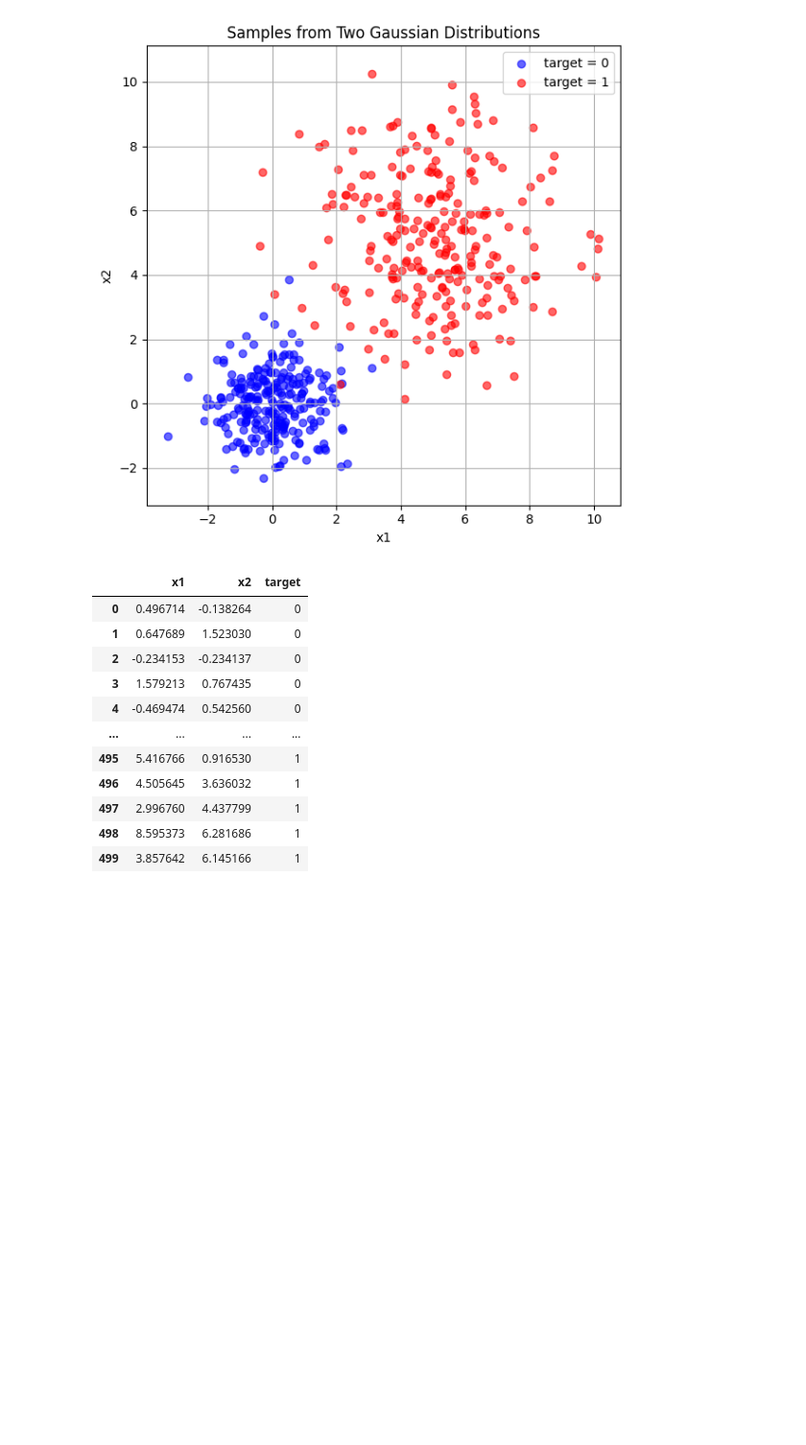
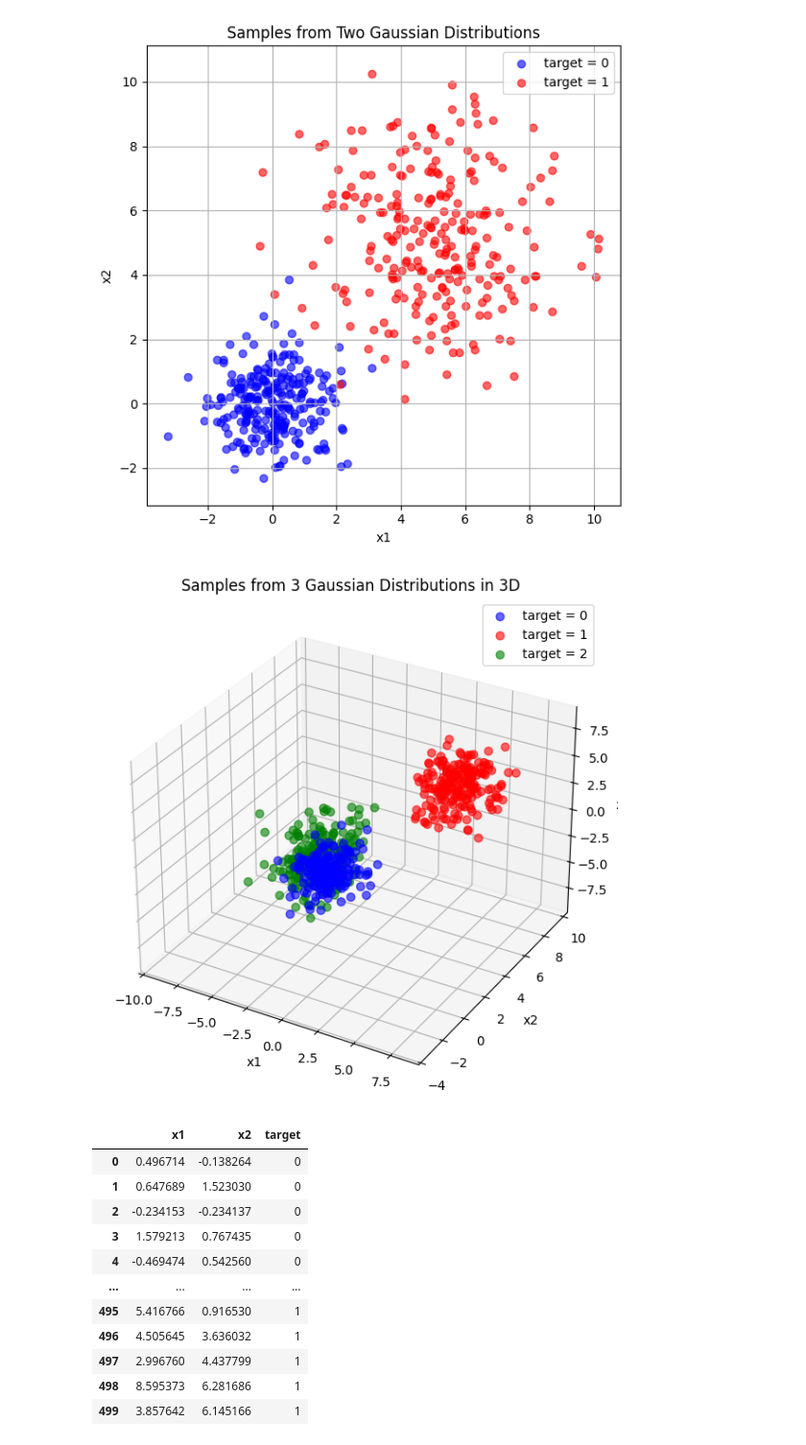
Before and after one commit to takano-lab/data-collaboration-analysis, a Jupyter notebook: src/suetake_debug.ipynb, the cells around one changed output. Shown at 96% size. Drawn from its saved outputs; the diff is of its cells as text; code cells hidden in the pictures; blank space fills up the shorter version.

```diff
--- a/src/suetake_debug.ipynb
+++ b/src/suetake_debug.ipynb
@@ -125,3 +158,30 @@ df.to_csv("Two_Gaussian_Distributions.csv", index=False)
+# %%
+import matplotlib.pyplot as plt
+from mpl_toolkits.mplot3d import Axes3D  # 必須
+
+# データ生成
+df = _load_3d_gaussian_clusters_df()
+
+# 可視化
+fig = plt.figure(figsize=(8, 6))
+ax = fig.add_subplot(111, projection='3d')
+
+colors = ['blue', 'red', 'green']
+for label in df["target"].unique():
+    subset = df[df["target"] == label]
+    ax.scatter(subset["x1"], subset["x2"], subset["x3"],
+               label=f"target = {label}", color=colors[label], alpha=0.6, s=40)
+
+ax.set_xlabel("x1")
+ax.set_ylabel("x2")
+ax.set_zlabel("x3")
+ax.set_title("Samples from 3 Gaussian Distributions in 3D")
+ax.legend()
+plt.tight_layout()
+plt.show()
+df.to_csv("3D_Gaussian_Clusters.csv", index=False)
+# %% [output]
+[figure, added]
 # %%
 df
 # %% [output]
```
Also changed, not shown: parts of 5 cells of this notebook, 6 other files.
